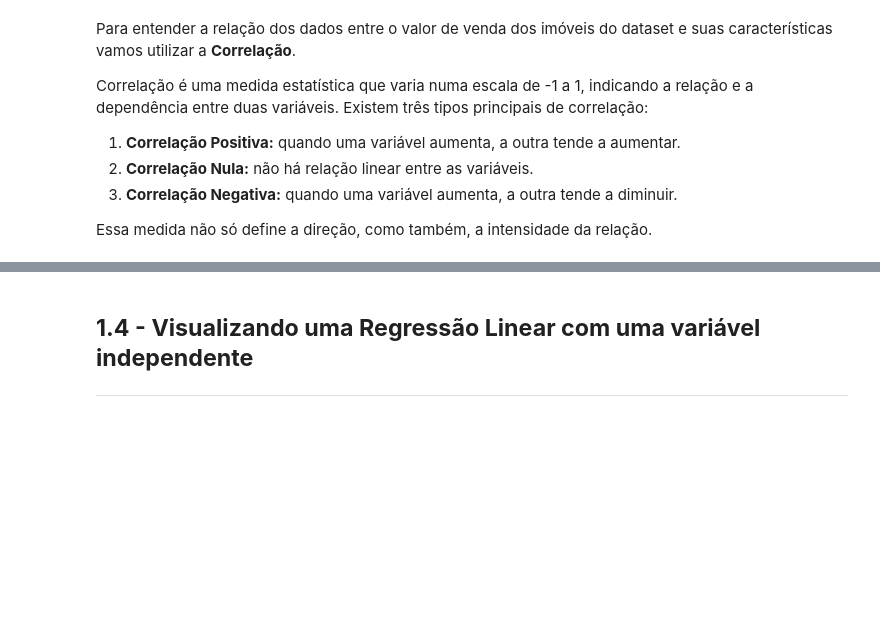
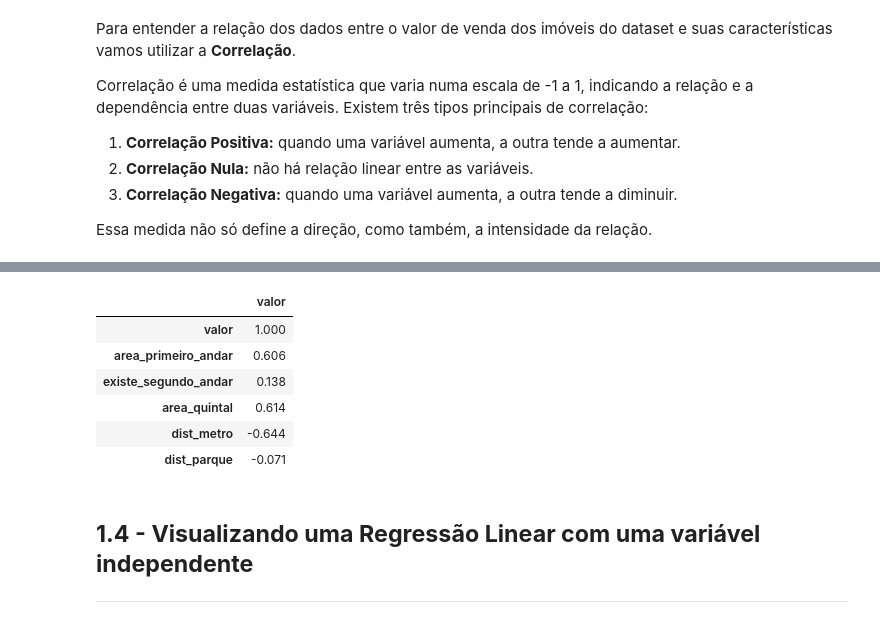
Before and after one commit to arthur-pulini/Machine-Learning-regressao-alura, a Jupyter notebook: Transformando_Variaveis_para_uma_Regressao_Linear/Regressao Linear.ipynb, the cells around one changed output, grey strips where cells are left out. Drawn from its saved outputs; the diff is of its cells as text; code cells hidden in the pictures; blank space fills up the shorter version.

```diff
--- a/Transformando_Variaveis_para_uma_Regressao_Linear/Regressao Linear.ipynb
+++ b/Transformando_Variaveis_para_uma_Regressao_Linear/Regressao Linear.ipynb
@@ -92,6 +101,14 @@ Essa medida não só define a direção, como também, a intensidade da relaçã
 # %%
 # Correlação do preço de venda
-...
+corr["valor"].to_frame()
+# %% [output]
+|  | valor |
+| valor | 1.000 |
+| area_primeiro_andar | 0.606 |
+| existe_segundo_andar | 0.138 |
+| area_quintal | 0.614 |
+| dist_metro | -0.644 |
+| dist_parque | -0.071 |
 # %% [markdown]
 ## **1.4 - Visualizando uma Regressão Linear com uma variável independente**
 
```
Also changed, not shown: parts of 1 cell of this notebook.
